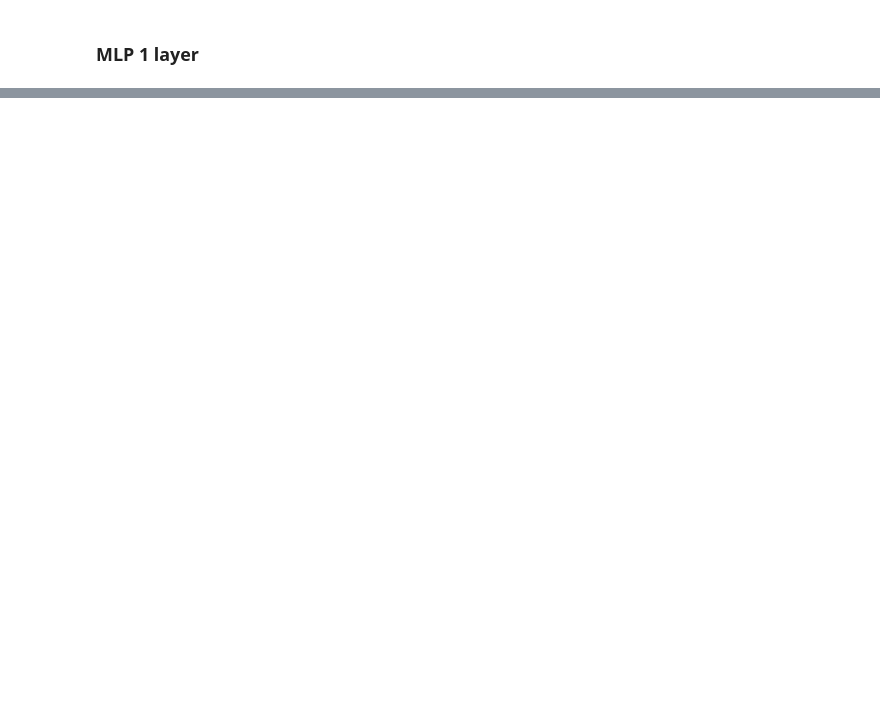
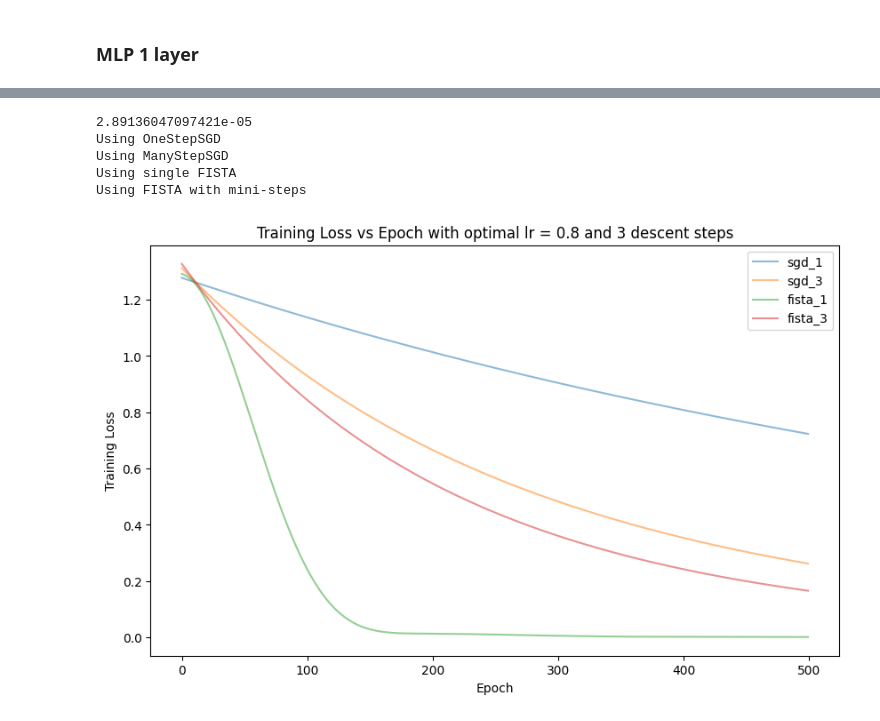
Before and after one commit to tuanna712/IndStudy5840, a Jupyter notebook: W08/fista_mlp_full_batch/run_fista_mlp.ipynb, the cells around one changed output, grey strips where cells are left out. Drawn from its saved outputs; the diff is of its cells as text; code cells hidden in the pictures; blank space fills up the shorter version.

```diff
--- a/W08/fista_mlp_full_batch/run_fista_mlp.ipynb
+++ b/W08/fista_mlp_full_batch/run_fista_mlp.ipynb
@@ -133,0 +214,34 @@ plt.show()
+# %%
+n, p = 2000, 20000
+X = torch.tensor(np.random.randn(n, p), dtype=torch.float32)
+y = torch.tensor(np.random.randn(n, 1), dtype=torch.float32)
+
+_lr = 1/(np.linalg.norm(X.cpu().detach().numpy(), 2))**2
+print(_lr)
+N_epochs = 500
+train_losses = {}
+lr = .08
+for method in ['sgd', 'fista']:
+    for step  in [1, 3]:
+        # if method=='sgd' and step>1:
+            # continue
+        _losses = modeling(X, y, p, n_step=step, lr=_lr, method=method, N_epochs=N_epochs)
+        train_losses[f"{method}_{step}"] = _losses
+
+import matplotlib.pyplot as plt
+
+plt.figure(figsize=(10, 6))
+for key, losses in train_losses.items():
+    plt.plot(losses, label=f'{key}', alpha=.5)
+plt.xlabel('Epoch')
+plt.ylabel('Training Loss')
+plt.title('Training Loss vs Epoch with optimal lr = 0.8 and 3 descent steps')
+plt.legend()
+plt.show()
+# %% [output]
+2.89136047097421e-05
+Using OneStepSGD
+Using ManyStepSGD
+Using single FISTA
+Using FISTA with mini-steps
+[figure, added]
```
Also changed, not shown: parts of 15 cells of this notebook.
